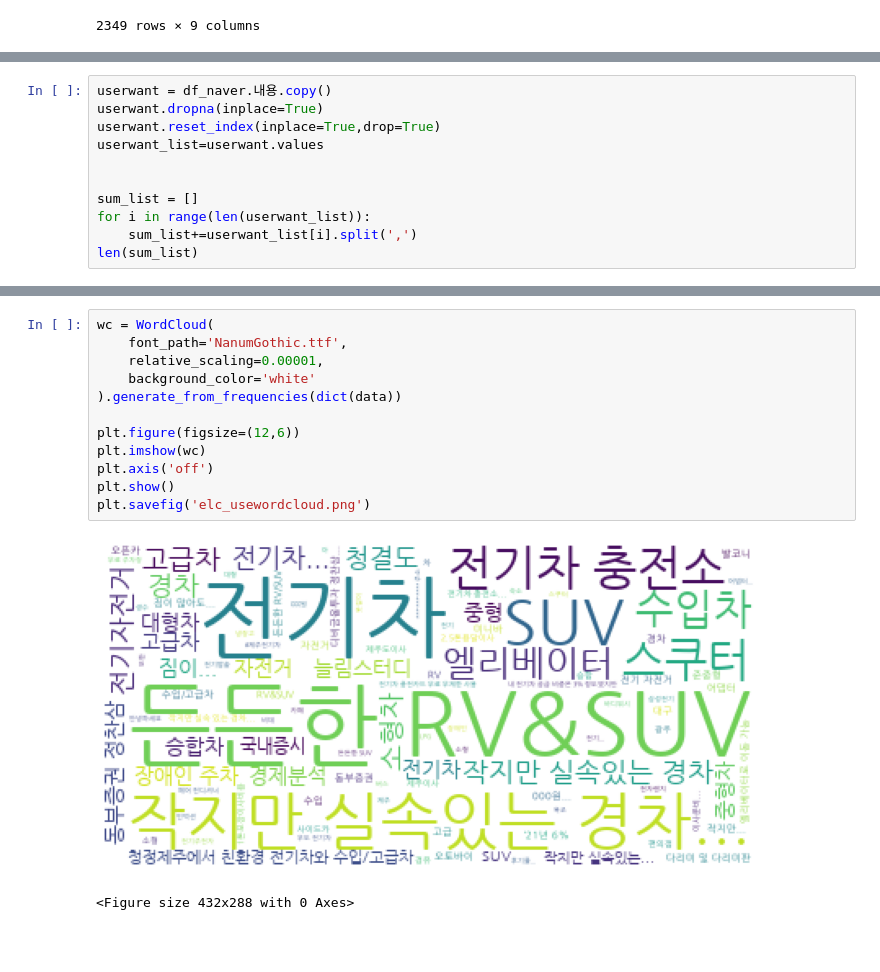
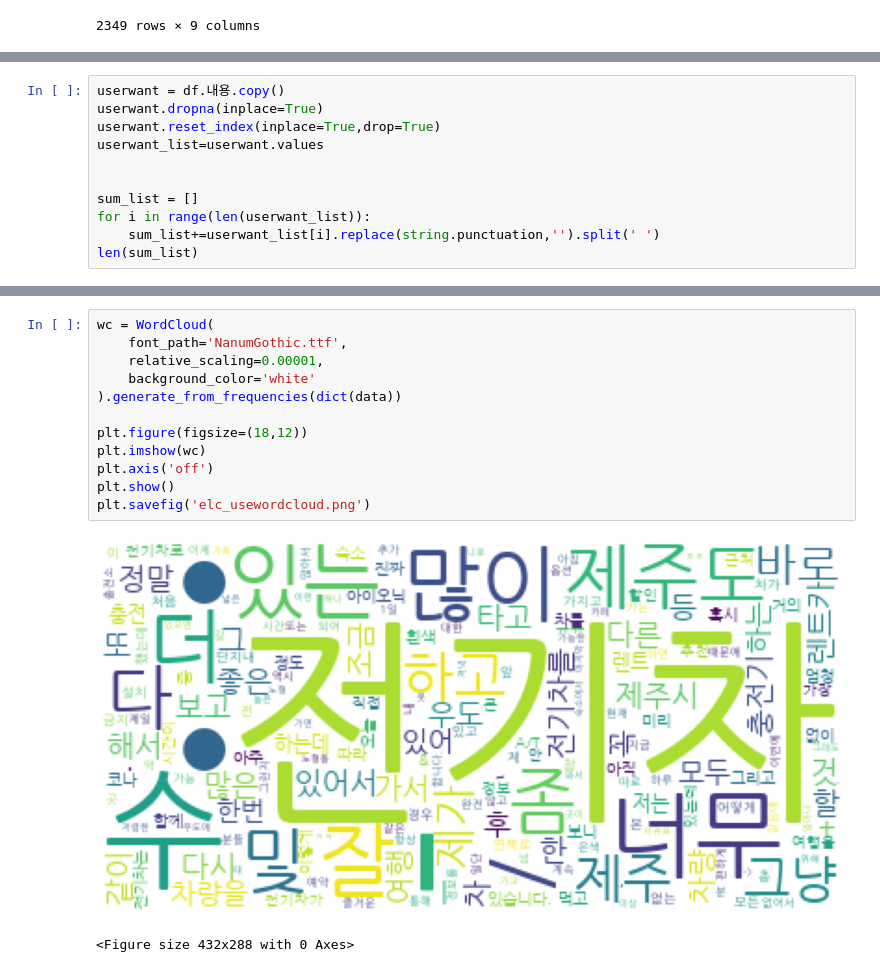
Before and after one commit to minwooking/Jeju_Electric_Vehicle_analysis, a Jupyter notebook: 전기차리뷰_워드클라우드.ipynb, the cells around one changed output, grey strips where cells are left out. Drawn from its saved outputs; the diff is of its cells as text; blank space fills up the shorter version.

```diff
--- a/전기차리뷰_워드클라우드.ipynb
+++ b/전기차리뷰_워드클라우드.ipynb
@@ -84,5 +88,5 @@ df.head(3)
 # %%
-userwant = df_naver.내용.copy()
+userwant = df.내용.copy()
 userwant.dropna(inplace=True)
 userwant.reset_index(inplace=True,drop=True)
 userwant_list=userwant.values
@@ -90,6 +94,6 @@ userwant_list=userwant.values
 
 sum_list = []
 for i in range(len(userwant_list)):
-    sum_list+=userwant_list[i].split(',')
+    sum_list+=userwant_list[i].replace(string.punctuation,'').split(' ')
 len(sum_list)
 # %% [output]
@@ -130,15 +131,15 @@ data[:20]
 # %%
 wc = WordCloud(
     font_path='NanumGothic.ttf',
     relative_scaling=0.00001,
     background_color='white'
 ).generate_from_frequencies(dict(data))
 
-plt.figure(figsize=(12,6))
+plt.figure(figsize=(18,12))
 plt.imshow(wc)
 plt.axis('off')
 plt.show()
 plt.savefig('elc_usewordcloud.png')
 # %% [output]
-[figure, old version]
+[figure, new version]
 <Figure size 432x288 with 0 Axes>
```
Also changed, not shown: parts of 4 cells of this notebook.
